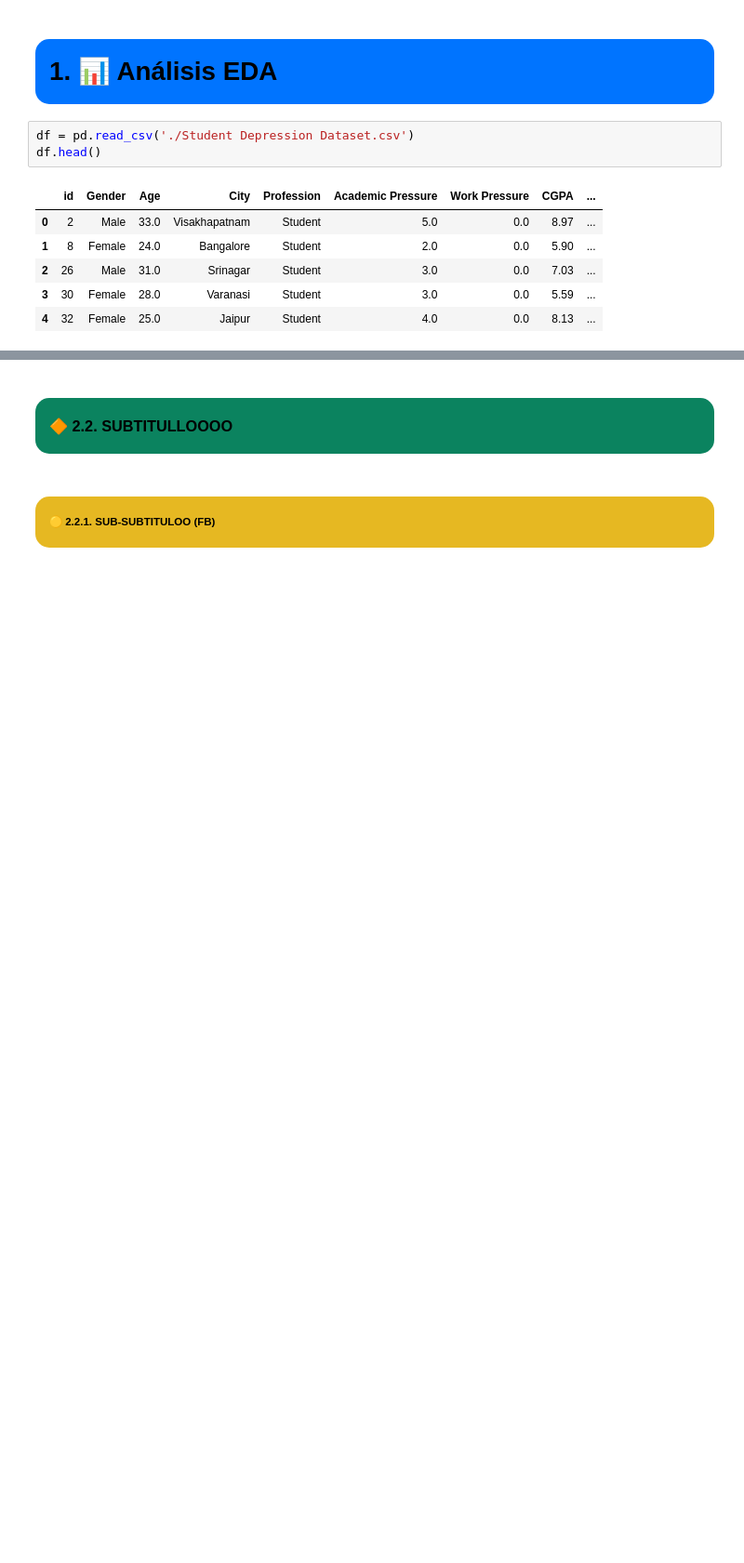
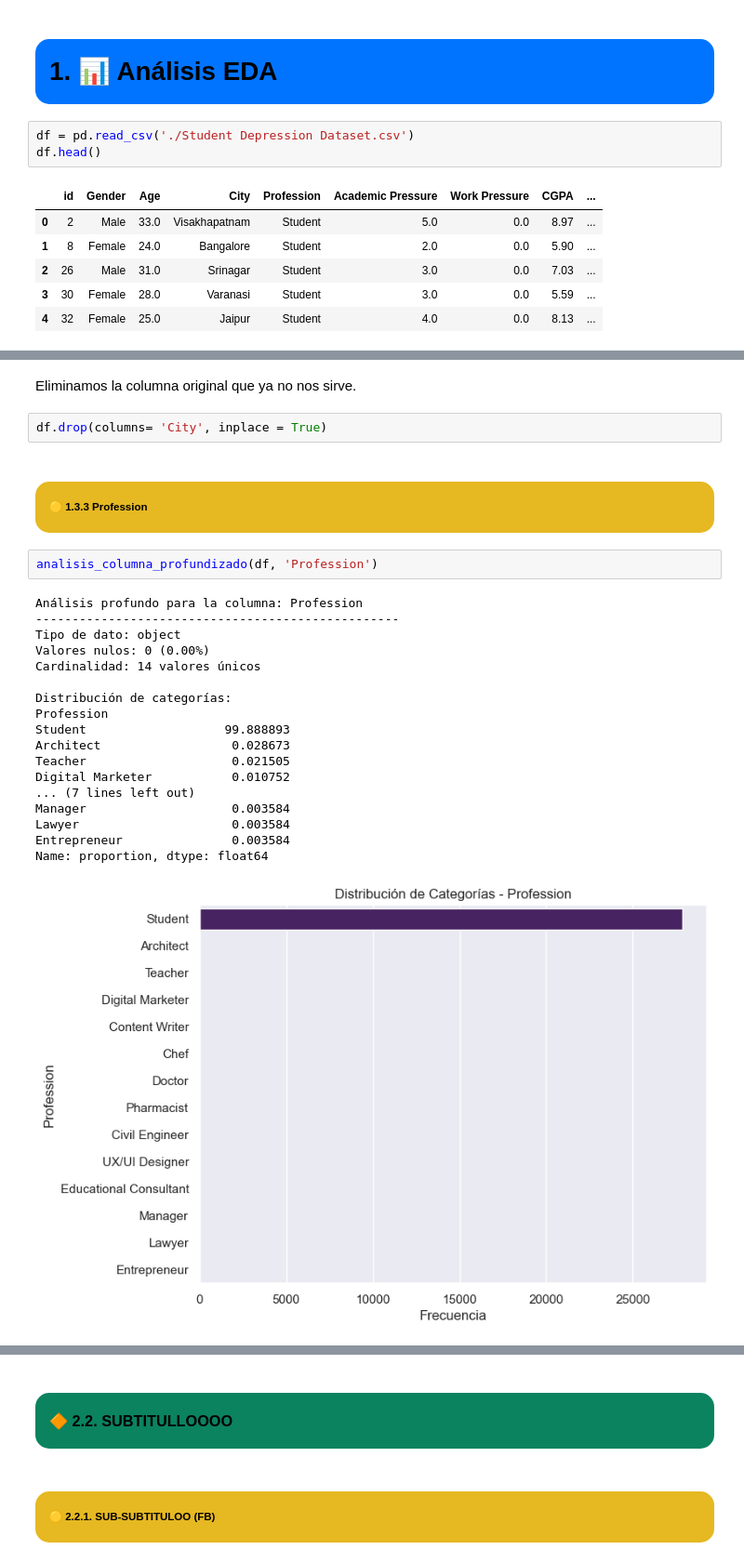
Before and after one commit to AlvaroG7/IIA, a Jupyter notebook: IIA_Proyect_V0.ipynb, the cells around one changed output, grey strips where cells are left out. Shown: that part at 93% size. Cells and saved outputs as stored; diff of their text form; blank space fills up the shorter version.

```diff
--- a/IIA_Proyect_V0.ipynb
+++ b/IIA_Proyect_V0.ipynb
@@ -35,0 +346,27 @@ plt.show()
+# %% [markdown]
+Eliminamos la columna original que ya no nos sirve.
+# %%
+df.drop(columns= 'City', inplace = True)
+# %% [markdown]
+### <div style="border-radius:15px; padding:15px; margin:0; font-size:60%; font-family:Arial, sans-serif; background-color:rgb(230, 184, 34); color:black; overflow:hidden; box-shadow:0 4px 8px rgba(0, 0, 0, 0.3);"><b> 🟡 1.3.3 Profession </b></div>
+# %%
+analisis_columna_profundizado(df, 'Profession')
+# %% [output]
+Análisis profundo para la columna: Profession
+--------------------------------------------------
+Tipo de dato: object
+Valores nulos: 0 (0.00%)
+Cardinalidad: 14 valores únicos
+
+Distribución de categorías:
+Profession
+Student                   99.888893
+Architect                  0.028673
+Teacher                    0.021505
+Digital Marketer           0.010752
+... (7 lines left out)
+Manager                    0.003584
+Lawyer                     0.003584
+Entrepreneur               0.003584
+Name: proportion, dtype: float64
+[figure, added]
```
Also changed, not shown: parts of 60 cells of this notebook.
